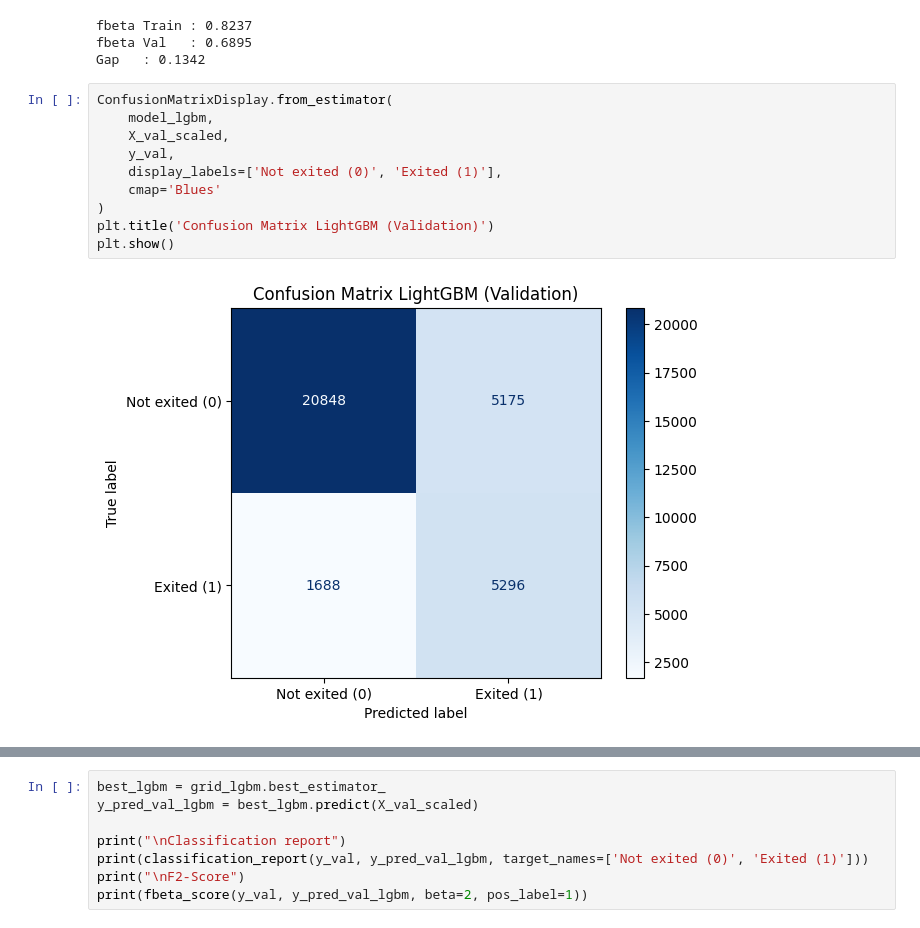
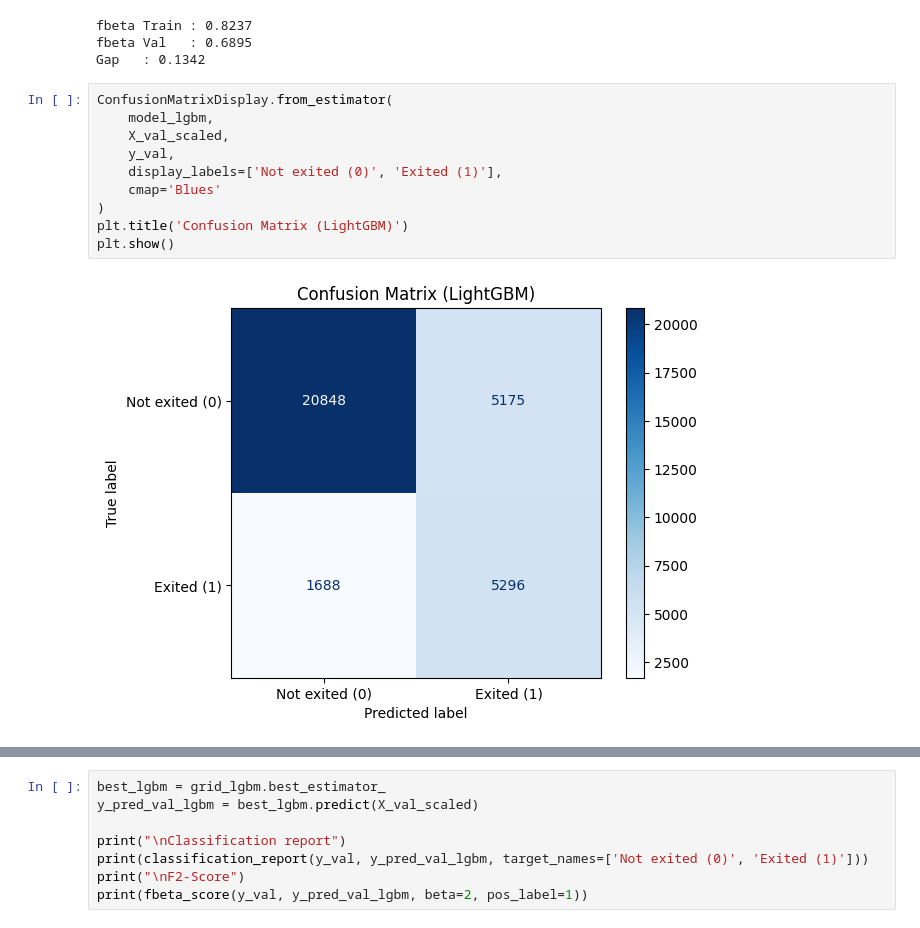
Before and after one commit to maxoubvd/S7_ML_project, a Jupyter notebook: projet_ml.ipynb, the cells around one changed output, grey strips where cells are left out. Saved outputs shown, nothing was run; the diff lists cells and outputs as text.

```diff
--- a/projet_ml.ipynb
+++ b/projet_ml.ipynb
@@ -1713,15 +1713,15 @@ Gap   : 0.1342
 # %%
 ConfusionMatrixDisplay.from_estimator(
     model_lgbm,
     X_val_scaled,
     y_val,
     display_labels=['Not exited (0)', 'Exited (1)'],
     cmap='Blues'
 )
-plt.title('Confusion Matrix LightGBM (Validation)')
+plt.title('Confusion Matrix (LightGBM)')
 plt.show()
 # %% [output]
-[figure, old version]
+[figure, new version]
 # %%
 param_grid_lgbm = {
     'num_leaves': [10, 20],
```
Also changed, not shown: parts of 12 cells of this notebook.
